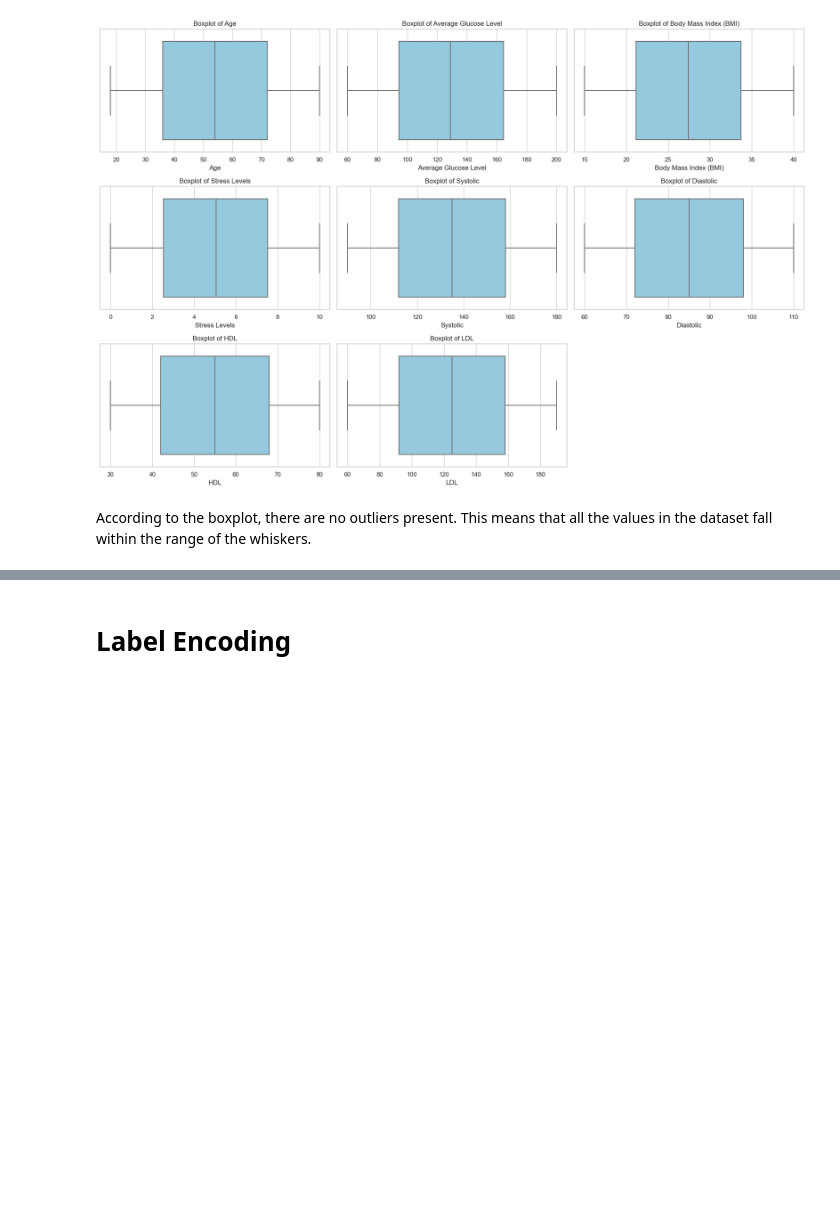
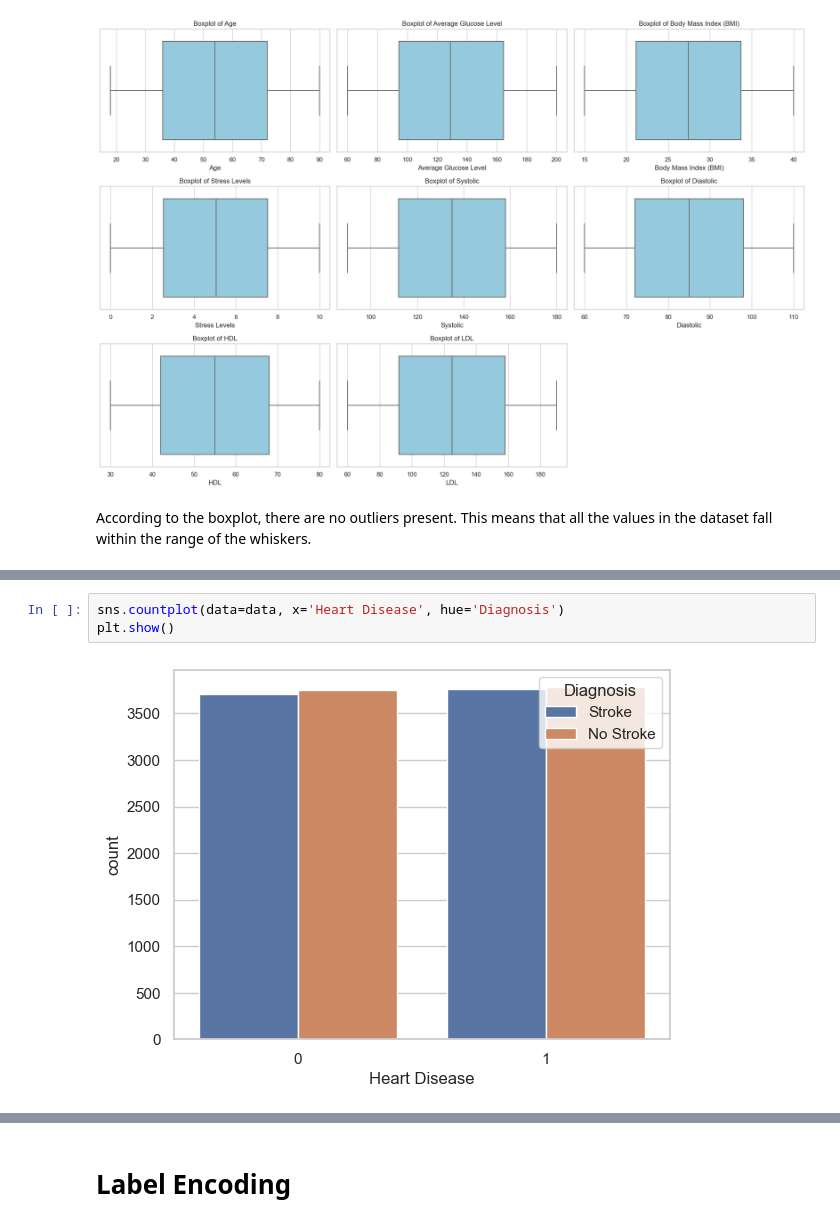
Before and after one commit to SpringBoard-Batch02-StrokePrediction/Group_1, a Jupyter notebook: Stroke_Prediction (Aayush).ipynb, the cells around one changed output, grey strips where cells are left out. Saved outputs shown, nothing was run; the diff lists cells and outputs as text; blank space fills up the shorter version.

```diff
--- a/Stroke_Prediction (Aayush).ipynb
+++ b/Stroke_Prediction (Aayush).ipynb
@@ -437,0 +451,5 @@ According to the boxplot, there are no outliers present. This means that all the
+# %%
+sns.countplot(data=data, x='Heart Disease', hue='Diagnosis')
+plt.show()
+# %% [output]
+[figure, added]
```
Also changed, not shown: parts of 141 cells of this notebook.
